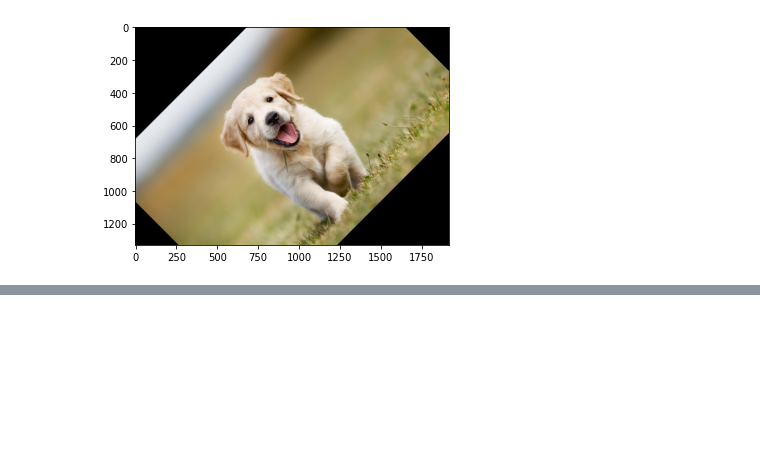
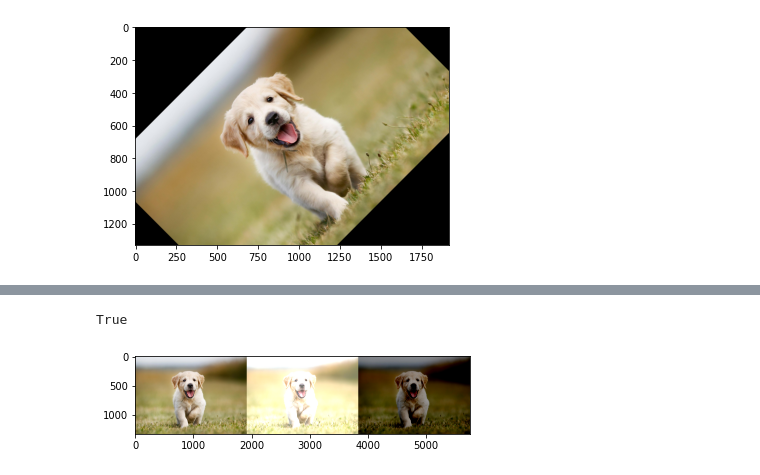
Before and after one commit to RohanGautam/intro-to-opencv-workshop, a Jupyter notebook: notebook/cv_workshop.ipynb, the cells around one changed output, grey strips where cells are left out. Cells and saved outputs as stored; diff of their text form; code cells hidden in the pictures; blank space fills up the shorter version.

```diff
--- a/notebook/cv_workshop.ipynb
+++ b/notebook/cv_workshop.ipynb
@@ -289,0 +308,4 @@ show_cv_image(rotated)
+# %%
+# a matrix with 100 as every element
+M = np.ones(image.shape, dtype="uint8") * 100
+M
@@ -289,0 +330,11 @@ show_cv_image(rotated)
+# %%
+image.shape == M.shape
+# %% [output]
+True
+# %%
+added = cv2.add(image, M) # brings the pixels closer to white. If value goes above 255, it clips it and keeps it at 255.
+subtracted = cv2.subtract(image, M) # brings pixels closer to black
+
+show_cv_image(cv2.hconcat((image, added, subtracted)))
+# %% [output]
+[figure, added]
```
Also changed, not shown: parts of 26 cells of this notebook, 1 other file.
